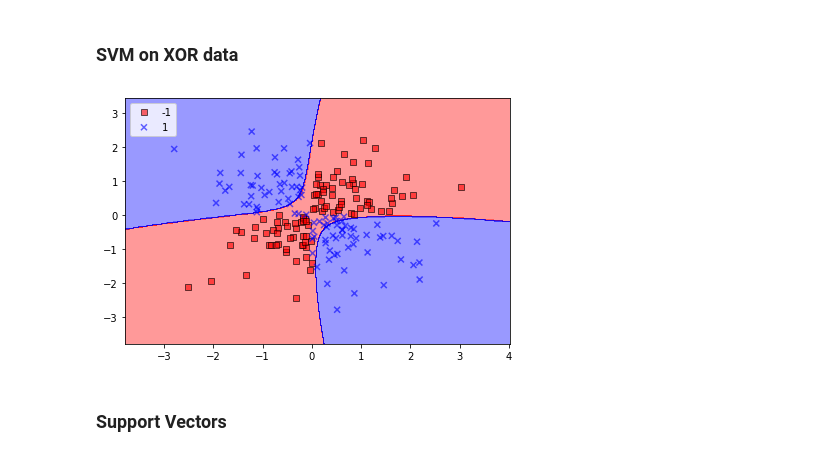
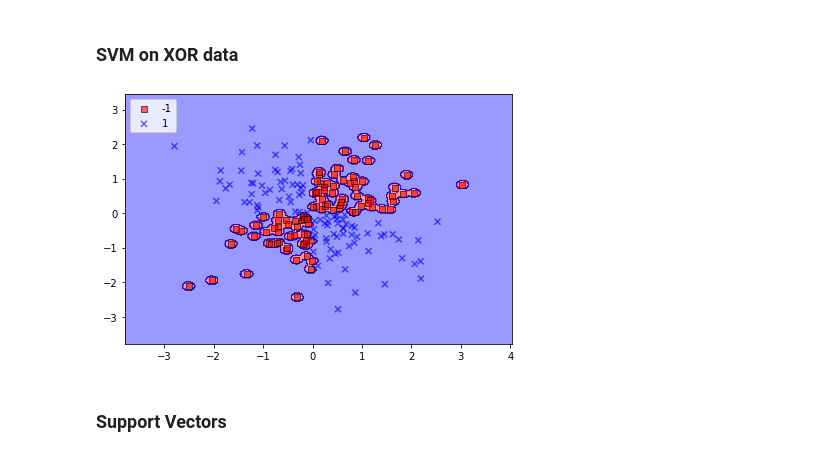
Before and after one commit to sanglee/BIML2021, a Jupyter notebook: BIML21_SVM.ipynb, the cells around one changed output. Saved outputs shown, nothing was run; the diff lists cells and outputs as text; code cells hidden in the pictures.

```diff
--- a/BIML21_SVM.ipynb
+++ b/BIML21_SVM.ipynb
@@ -194,17 +194,17 @@ plt.show()
 # %%
 #
 # SVM on XOR data
 #
-svm = SVC(kernel='rbf', random_state=1, gamma=.1, C=10)
+svm = SVC(kernel='rbf', random_state=1, gamma=250, C=10)
 svm.fit(X_xor, y_xor)
 plot_decision_regions(X_xor, y_xor,
                       classifier=svm)
 
 plt.legend(loc='upper left')
 plt.tight_layout()
 plt.show()
 # %% [output]
-[figure, old version]
+[figure, new version]
 # %% [markdown]
 ### Support Vectors
 # %%
```
Also changed, not shown: parts of 4 cells of this notebook.
